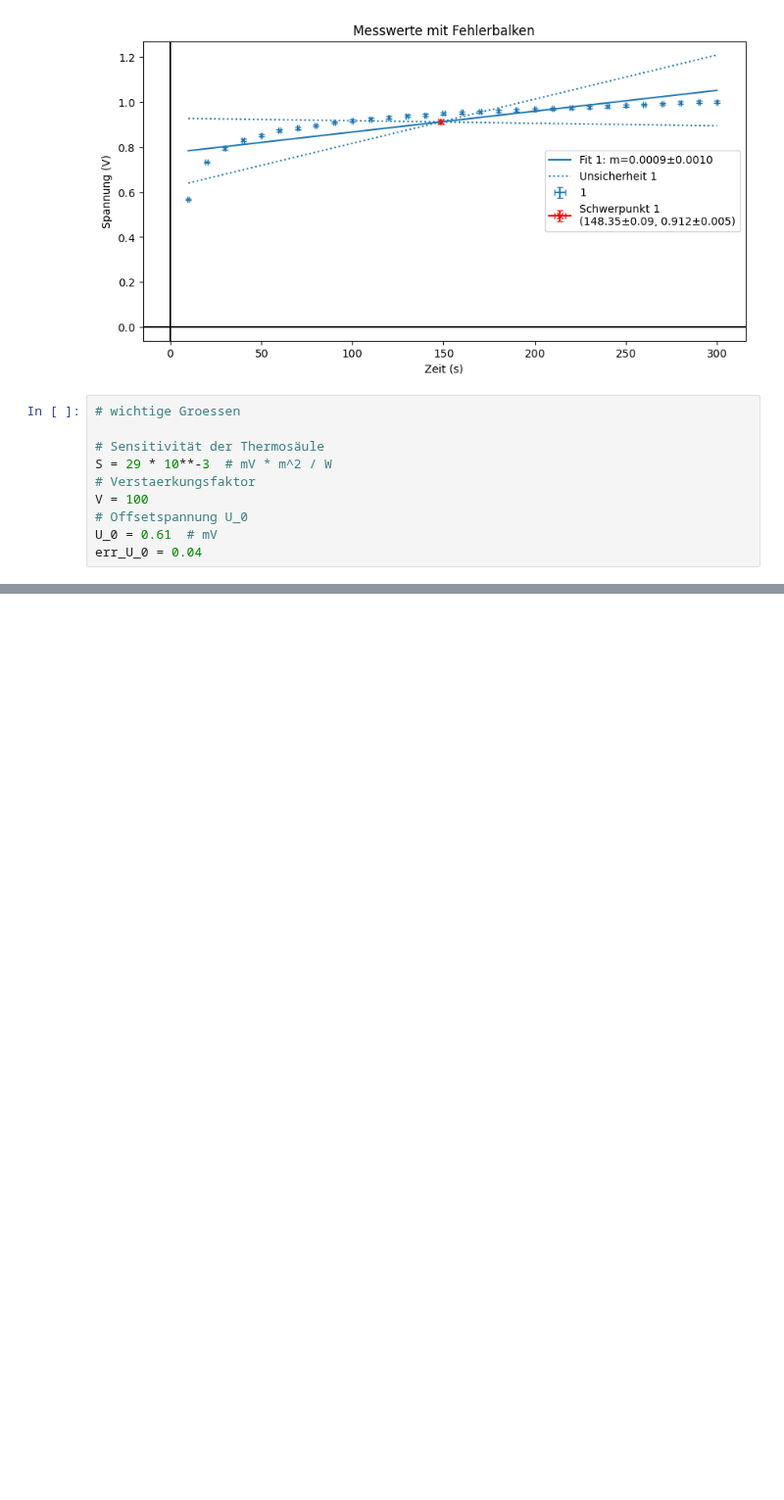
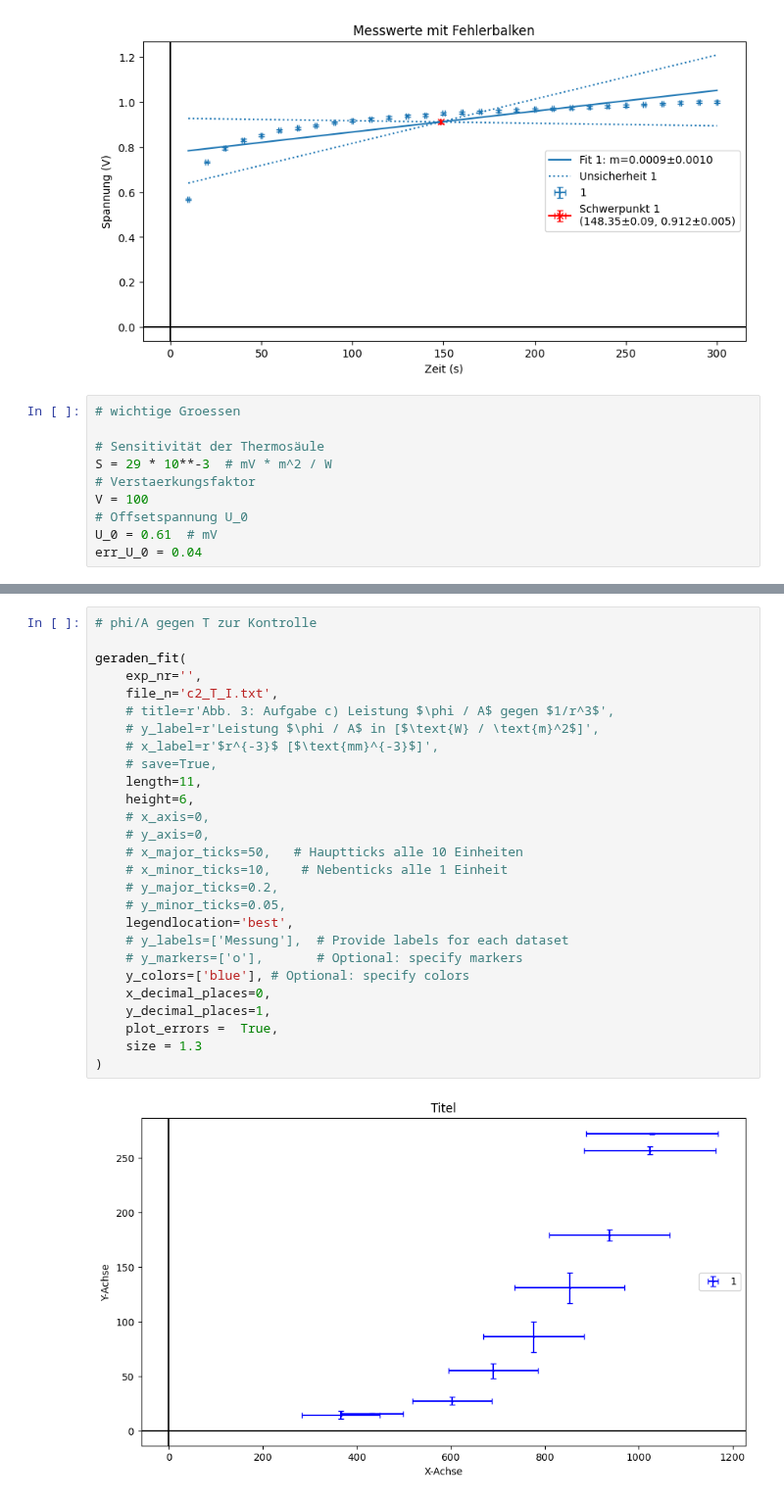
Before and after one commit to Patrixon0/data-analysis-plotting-tool, a Jupyter notebook: P3/Theo_Patrick/372/372_main.ipynb, the cells around one changed output, grey strips where cells are left out. Shown at 98% size. Cells and saved outputs as stored; diff of their text form; blank space fills up the shorter version.

```diff
--- a/P3/Theo_Patrick/372/372_main.ipynb
+++ b/P3/Theo_Patrick/372/372_main.ipynb
@@ -200,0 +214,29 @@ TypeError: loop of ufunc does not support argument 0 of type Add which has no ca
+# %%
+# phi/A gegen T zur Kontrolle
+
+geraden_fit(
+    exp_nr='',
+    file_n='c2_T_I.txt',
+    # title=r'Abb. 3: Aufgabe c) Leistung $\phi / A$ gegen $1/r^3$',
+    # y_label=r'Leistung $\phi / A$ in [$\text{W} / \text{m}^2$]',
+    # x_label=r'$r^{-3}$ [$\text{mm}^{-3}$]',
+    # save=True,
+    length=11,
+    height=6,
+    # x_axis=0,
+    # y_axis=0,
+    # x_major_ticks=50,   # Hauptticks alle 10 Einheiten
+    # x_minor_ticks=10,    # Nebenticks alle 1 Einheit
+    # y_major_ticks=0.2,
+    # y_minor_ticks=0.05,
+    legendlocation='best',
+    # y_labels=['Messung'],  # Provide labels for each dataset
+    # y_markers=['o'],       # Optional: specify markers
+    y_colors=['blue'], # Optional: specify colors
+    x_decimal_places=0,
+    y_decimal_places=1,
+    plot_errors =  True,
+    size = 1.3
+)
+# %% [output]
+[figure, added]
```
Also changed, not shown: parts of 6 cells of this notebook, 7 other files.
